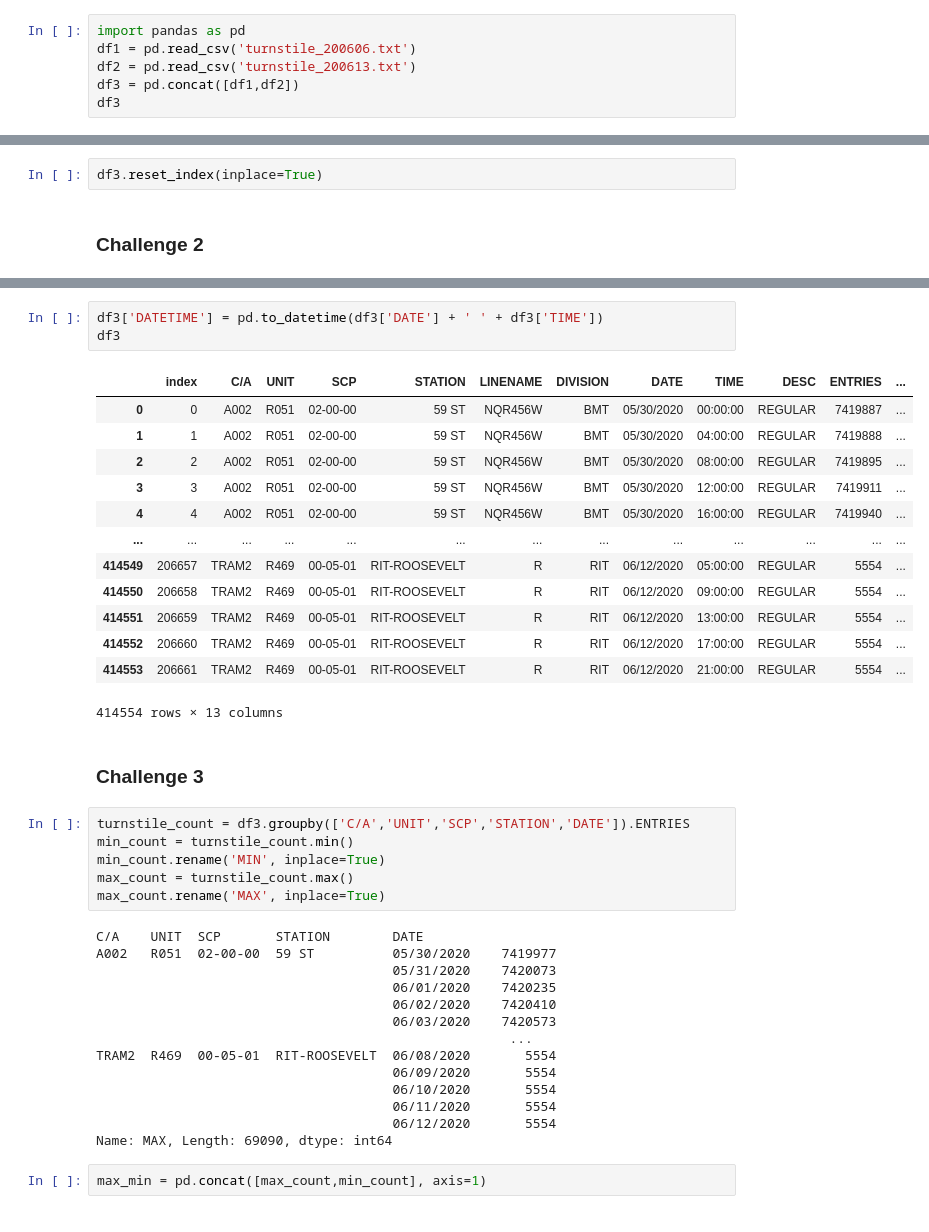
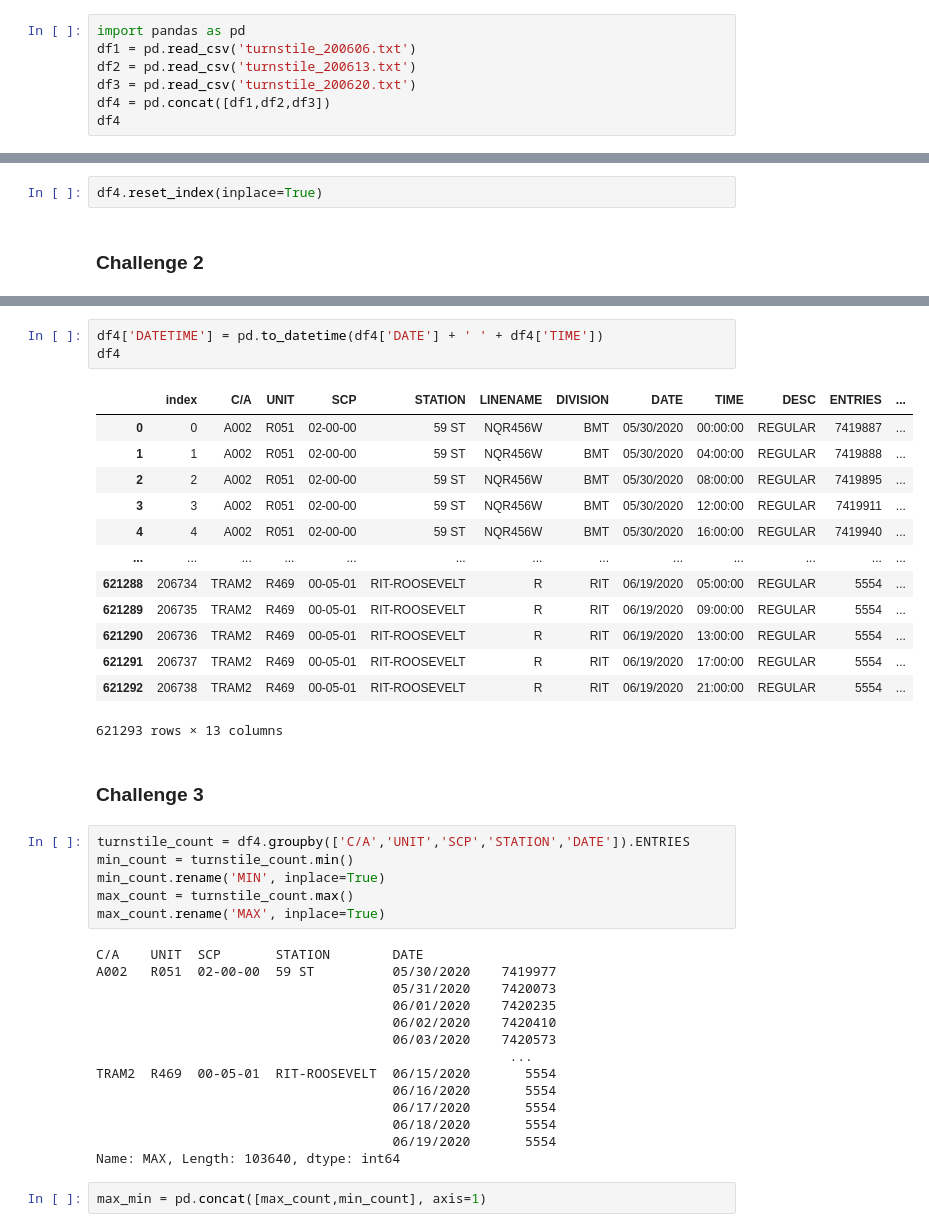
Before and after one commit to eunchanity/davids_repo, a Jupyter notebook: challenges/challenge_1/challenge_set_1_david.ipynb, the cells around one changed output, grey strips where cells are left out. Cells and saved outputs as stored; diff of their text form.

```diff
--- a/challenges/challenge_1/challenge_set_1_david.ipynb
+++ b/challenges/challenge_1/challenge_set_1_david.ipynb
@@ -12,8 +12,9 @@ Worked with:  Adam Rauckhorst, Dyllan Usher
 import pandas as pd
 df1 = pd.read_csv('turnstile_200606.txt')
 df2 = pd.read_csv('turnstile_200613.txt')
-df3 = pd.concat([df1,df2])
-df3
+df3 = pd.read_csv('turnstile_200620.txt')
+df4 = pd.concat([df1,df2,df3])
+df4
 # %% [output]
 |  | C/A | UNIT | SCP | STATION | LINENAME | DIVISION | DATE | TIME | DESC | ENTRIES | EXITS |
 | 0 | A002 | R051 | 02-00-00 | 59 ST | NQR456W | BMT | 05/30/2020 | 00:00:00 | REGULAR | 7419887 | 2520505 |
@@ -31,5 +32,5 @@ df3
 # %%
-df3.reset_index(inplace=True)
+df4.reset_index(inplace=True)
 # %% [markdown]
 ### Challenge 2
 # %%
@@ -58,24 +59,24 @@ Length: 414554, dtype: datetime64[ns]
 # %%
-df3['DATETIME'] = pd.to_datetime(df3['DATE'] + ' ' + df3['TIME'])
-df3
+df4['DATETIME'] = pd.to_datetime(df4['DATE'] + ' ' + df4['TIME'])
+df4
 # %% [output]
 |  | index | C/A | UNIT | SCP | STATION | LINENAME | DIVISION | DATE | TIME | DESC | ENTRIES | ... |
 | 0 | 0 | A002 | R051 | 02-00-00 | 59 ST | NQR456W | BMT | 05/30/2020 | 00:00:00 | REGULAR | 7419887 | ... |
 | 1 | 1 | A002 | R051 | 02-00-00 | 59 ST | NQR456W | BMT | 05/30/2020 | 04:00:00 | REGULAR | 7419888 | ... |
 | 2 | 2 | A002 | R051 | 02-00-00 | 59 ST | NQR456W | BMT | 05/30/2020 | 08:00:00 | REGULAR | 7419895 | ... |
 | 3 | 3 | A002 | R051 | 02-00-00 | 59 ST | NQR456W | BMT | 05/30/2020 | 12:00:00 | REGULAR | 7419911 | ... |
 | 4 | 4 | A002 | R051 | 02-00-00 | 59 ST | NQR456W | BMT | 05/30/2020 | 16:00:00 | REGULAR | 7419940 | ... |
 | ... | ... | ... | ... | ... | ... | ... | ... | ... | ... | ... | ... | ... |
-| 414549 | 206657 | TRAM2 | R469 | 00-05-01 | RIT-ROOSEVELT | R | RIT | 06/12/2020 | 05:00:00 | REGULAR | 5554 | ... |
-| 414550 | 206658 | TRAM2 | R469 | 00-05-01 | RIT-ROOSEVELT | R | RIT | 06/12/2020 | 09:00:00 | REGULAR | 5554 | ... |
-| 414551 | 206659 | TRAM2 | R469 | 00-05-01 | RIT-ROOSEVELT | R | RIT | 06/12/2020 | 13:00:00 | REGULAR | 5554 | ... |
-| 414552 | 206660 | TRAM2 | R469 | 00-05-01 | RIT-ROOSEVELT | R | RIT | 06/12/2020 | 17:00:00 | REGULAR | 5554 | ... |
-| 414553 | 206661 | TRAM2 | R469 | 00-05-01 | RIT-ROOSEVELT | R | RIT | 06/12/2020 | 21:00:00 | REGULAR | 5554 | ... |
+| 621288 | 206734 | TRAM2 | R469 | 00-05-01 | RIT-ROOSEVELT | R | RIT | 06/19/2020 | 05:00:00 | REGULAR | 5554 | ... |
+| 621289 | 206735 | TRAM2 | R469 | 00-05-01 | RIT-ROOSEVELT | R | RIT | 06/19/2020 | 09:00:00 | REGULAR | 5554 | ... |
+| 621290 | 206736 | TRAM2 | R469 | 00-05-01 | RIT-ROOSEVELT | R | RIT | 06/19/2020 | 13:00:00 | REGULAR | 5554 | ... |
+| 621291 | 206737 | TRAM2 | R469 | 00-05-01 | RIT-ROOSEVELT | R | RIT | 06/19/2020 | 17:00:00 | REGULAR | 5554 | ... |
+| 621292 | 206738 | TRAM2 | R469 | 00-05-01 | RIT-ROOSEVELT | R | RIT | 06/19/2020 | 21:00:00 | REGULAR | 5554 | ... |
-414554 rows × 13 columns
+621293 rows × 13 columns
 # %% [markdown]
 ### Challenge 3
 # %%
-turnstile_count = df3.groupby(['C/A','UNIT','SCP','STATION','DATE']).ENTRIES
+turnstile_count = df4.groupby(['C/A','UNIT','SCP','STATION','DATE']).ENTRIES
 min_count = turnstile_count.min()
 min_count.rename('MIN', inplace=True)
 max_count = turnstile_count.max()
@@ -88,12 +89,12 @@ A002   R051  02-00-00  59 ST          05/30/2020    7419977
                                       06/02/2020    7420410
                                       06/03/2020    7420573
                                                      ...
-TRAM2  R469  00-05-01  RIT-ROOSEVELT  06/08/2020       5554
-                                      06/09/2020       5554
-                                      06/10/2020       5554
-                                      06/11/2020       5554
-                                      06/12/2020       5554
-Name: MAX, Length: 69090, dtype: int64
+TRAM2  R469  00-05-01  RIT-ROOSEVELT  06/15/2020       5554
+                                      06/16/2020       5554
+                                      06/17/2020       5554
+                                      06/18/2020       5554
+                                      06/19/2020       5554
+Name: MAX, Length: 103640, dtype: int64
 # %%
 max_min = pd.concat([max_count,min_count], axis=1)
 # %%
```
Also changed, not shown: parts of 27 cells of this notebook.
